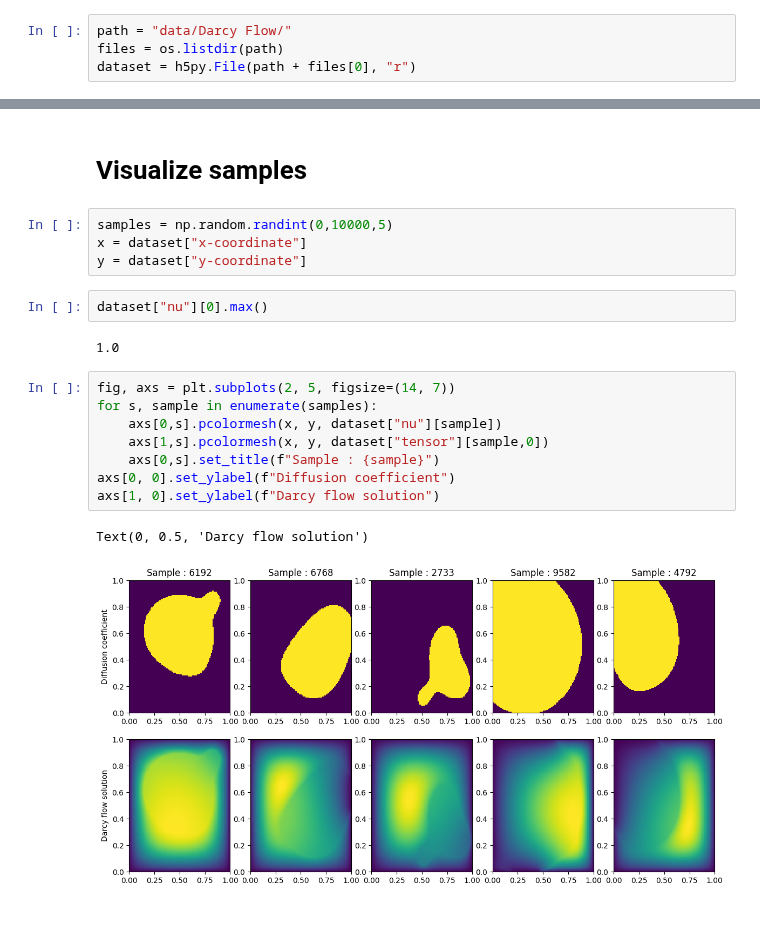
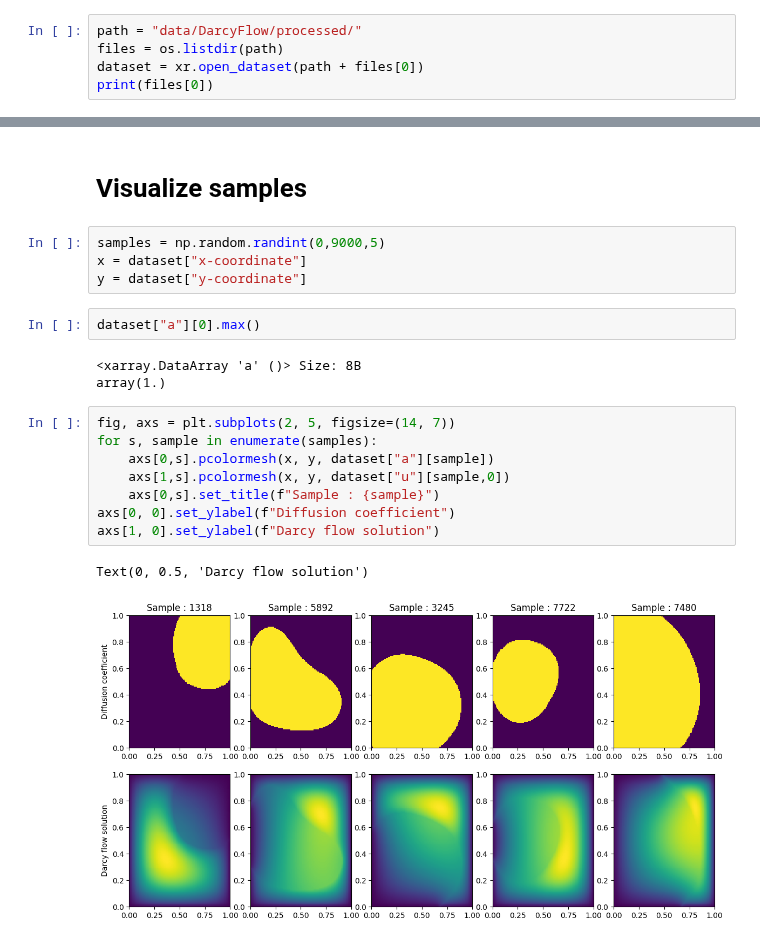
Before and after one commit to cbuelt/pfno, a Jupyter notebook: vis_darcy_flow.ipynb, the cells around one changed output, grey strips where cells are left out. Drawn from its saved outputs; the diff is of its cells as text.

Commit message:
Implement Data download and process

```diff
--- a/vis_darcy_flow.ipynb
+++ b/vis_darcy_flow.ipynb
@@ -6,4 +11,5 @@ import os
 # %%
-path = "data/Darcy Flow/"
+path = "data/DarcyFlow/processed/"
 files = os.listdir(path)
-dataset = h5py.File(path + files[0], "r")
+dataset = xr.open_dataset(path + files[0])
+print(files[0])
@@ -14,21 +31,22 @@ dataset.keys()
 # %% [markdown]
 # Visualize samples
 # %%
-samples = np.random.randint(0,10000,5)
+samples = np.random.randint(0,9000,5)
 x = dataset["x-coordinate"]
 y = dataset["y-coordinate"]
 # %%
-dataset["nu"][0].max()
+dataset["a"][0].max()
 # %% [output]
-1.0
+<xarray.DataArray 'a' ()> Size: 8B
+array(1.)
 # %%
 fig, axs = plt.subplots(2, 5, figsize=(14, 7))
 for s, sample in enumerate(samples):
-    axs[0,s].pcolormesh(x, y, dataset["nu"][sample])
-    axs[1,s].pcolormesh(x, y, dataset["tensor"][sample,0])
+    axs[0,s].pcolormesh(x, y, dataset["a"][sample])
+    axs[1,s].pcolormesh(x, y, dataset["u"][sample,0])
     axs[0,s].set_title(f"Sample : {sample}")
 axs[0, 0].set_ylabel(f"Diffusion coefficient")
 axs[1, 0].set_ylabel(f"Darcy flow solution")
 # %% [output]
 Text(0, 0.5, 'Darcy flow solution')
-[figure, old version]
+[figure, new version]
```
Also changed, not shown: parts of 5 cells of this notebook, 4 other files.
